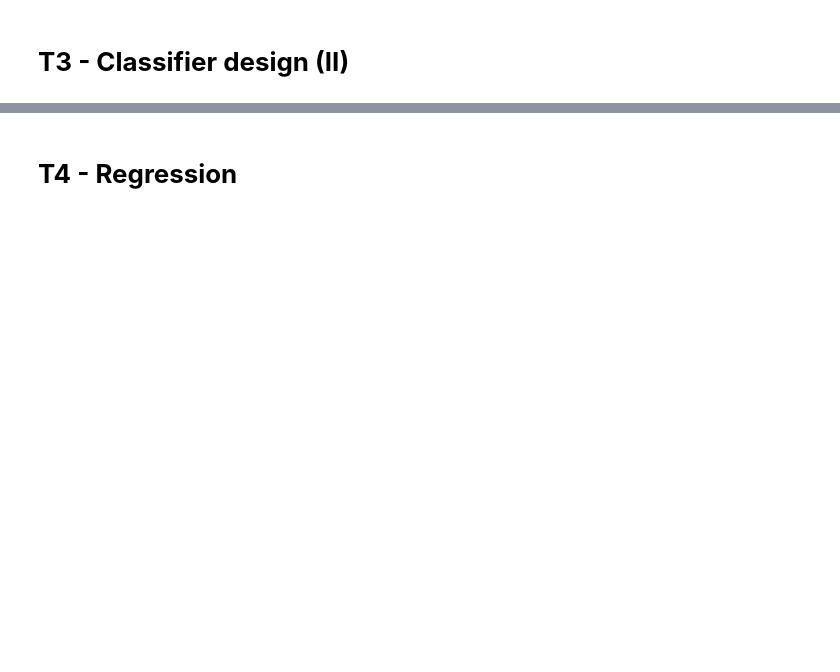
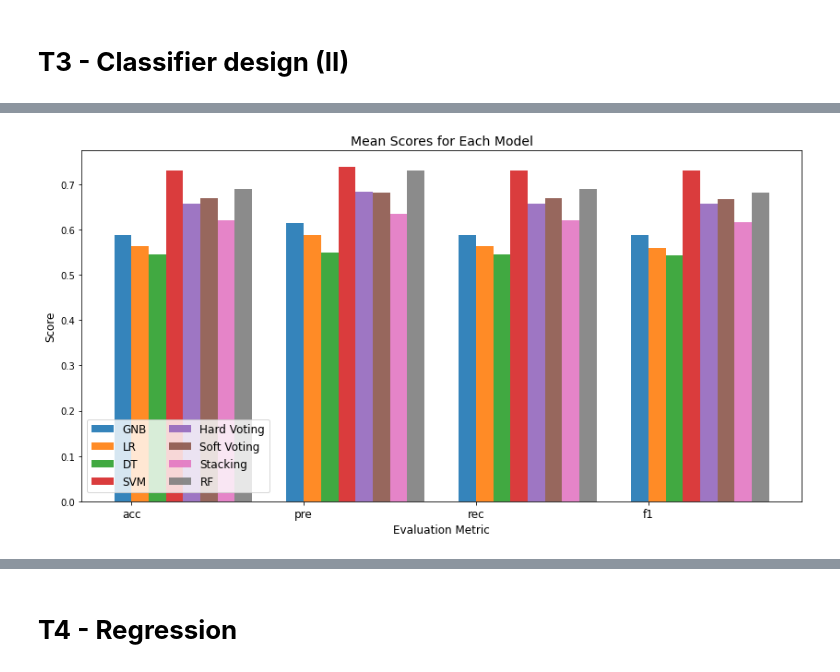
Before and after one commit to melihkurtaran/MachineLearning, a Jupyter notebook: SupervisedLearning/Supervised_Learning_Assignment.ipynb, the cells around one changed output, grey strips where cells are left out. Saved outputs shown, nothing was run; the diff lists cells and outputs as text; code cells hidden in the pictures; blank space fills up the shorter version.

```diff
--- a/SupervisedLearning/Supervised_Learning_Assignment.ipynb
+++ b/SupervisedLearning/Supervised_Learning_Assignment.ipynb
@@ -243,0 +379,6 @@ scores
+# %%
+# Hard voting:
+model_hard = VotingClassifier(estimators=[('gnb', model_gnb), ('lr', model_lr), ('dt', model_dt), ('svm', model_svm)], voting='hard')
+
+# Soft voting:
+model_soft = VotingClassifier(estimators=[('gnb', model_gnb), ('lr', model_lr), ('dt', model_dt), ('svm', model_svm)], voting='soft')
@@ -243,0 +387,3 @@ scores
+# %%
+# Creating the stacking classifier
+model_stacking = StackingClassifier(estimators=[('gnb', model_gnb), ('lr', model_lr), ('dt', model_dt)], final_estimator=model_svm)
@@ -243,0 +392,10 @@ scores
+# %%
+model_rf = RandomForestClassifier()
+param_rf = [{'n_estimators': [100, 200, 500],'min_samples_leaf': [5, 10],'criterion': ['gini','entropy']}]
+
+gs_rf = GridSearchCV(model_rf,
+                      param_grid=param_rf,
+                      scoring='f1_weighted',
+                      cv=5)
+gs_rf.fit(X, y)
+gs_rf.best_params_
@@ -243,0 +406,2 @@ scores
+# %%
+model_rf = RandomForestClassifier(criterion='entropy', min_samples_leaf=5, n_estimators=200)
@@ -243,0 +475,25 @@ scores
+# %%
+# adding to score values of ensemble methods results
+scores_mean.update(scores_mean_ensemble)
+
+# create a bar plot of the mean scores for each model
+fig, ax = plt.subplots(figsize=(14,7))
+index = np.arange(len(scoring))
+bar_width = 0.1
+opacity = 0.9
+
+for i, model in enumerate(scores_mean.keys()):
+  ax.bar(index + i * bar_width, scores_mean[model].values(), bar_width, alpha=opacity, label=model)
+
+ax.set_xlabel('Evaluation Metric', fontsize=12)
+ax.set_ylabel('Score', fontsize=12)
+ax.set_title('Mean Scores for Each Model', fontsize=14)
+ax.set_xticks(index + bar_width / 2)
+ax.set_xticklabels(scoring.keys(), fontsize=12)
+model_names = ['GNB','LR','DT','SVM','Hard Voting','Soft Voting','Stacking','RF']
+
+# move the legend to the bottom of the plot
+ax.legend(model_names,bbox_to_anchor=(0,0.25), prop={'size': 12}, loc='upper left', ncol=2)
+plt.show()
+# %% [output]
+[figure, added]
```
Also changed, not shown: parts of 63 cells of this notebook.
